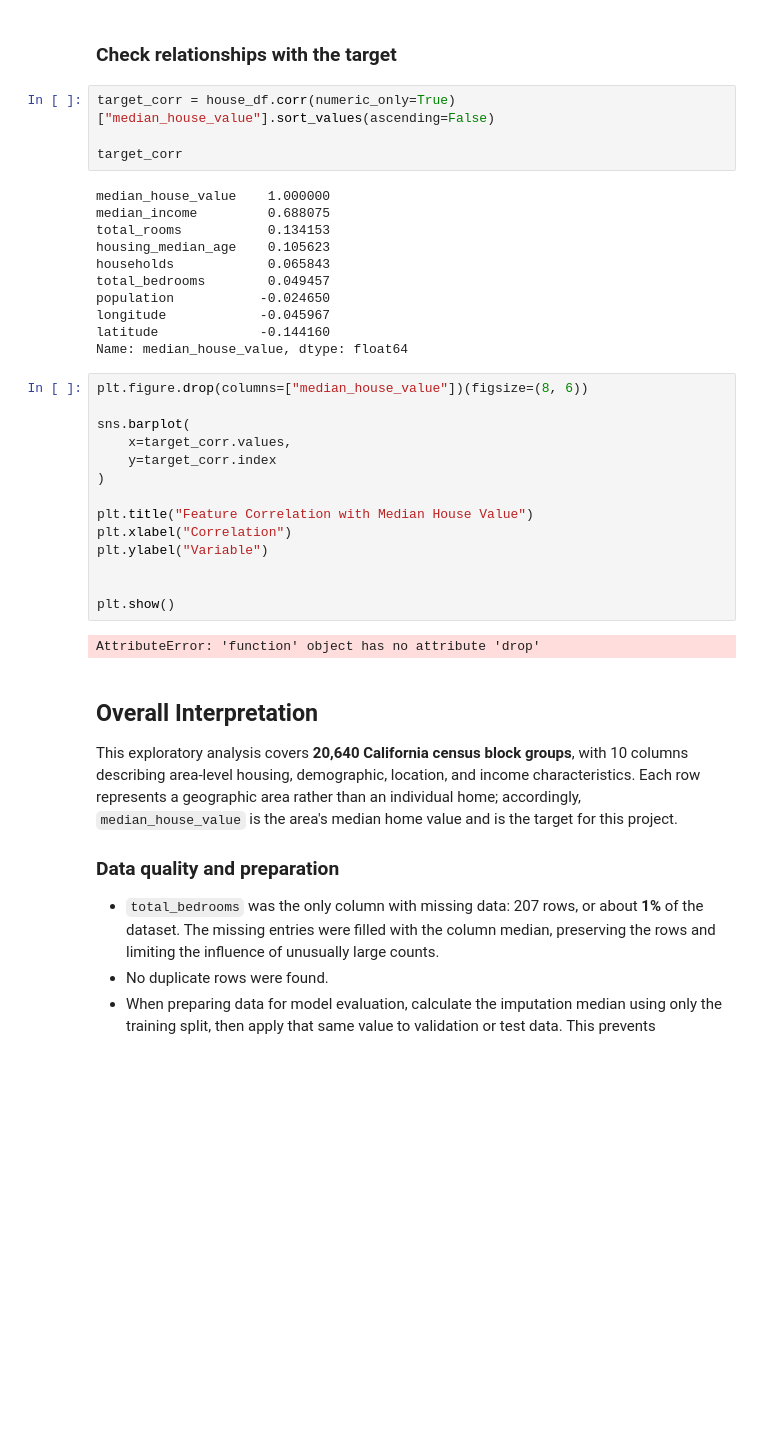
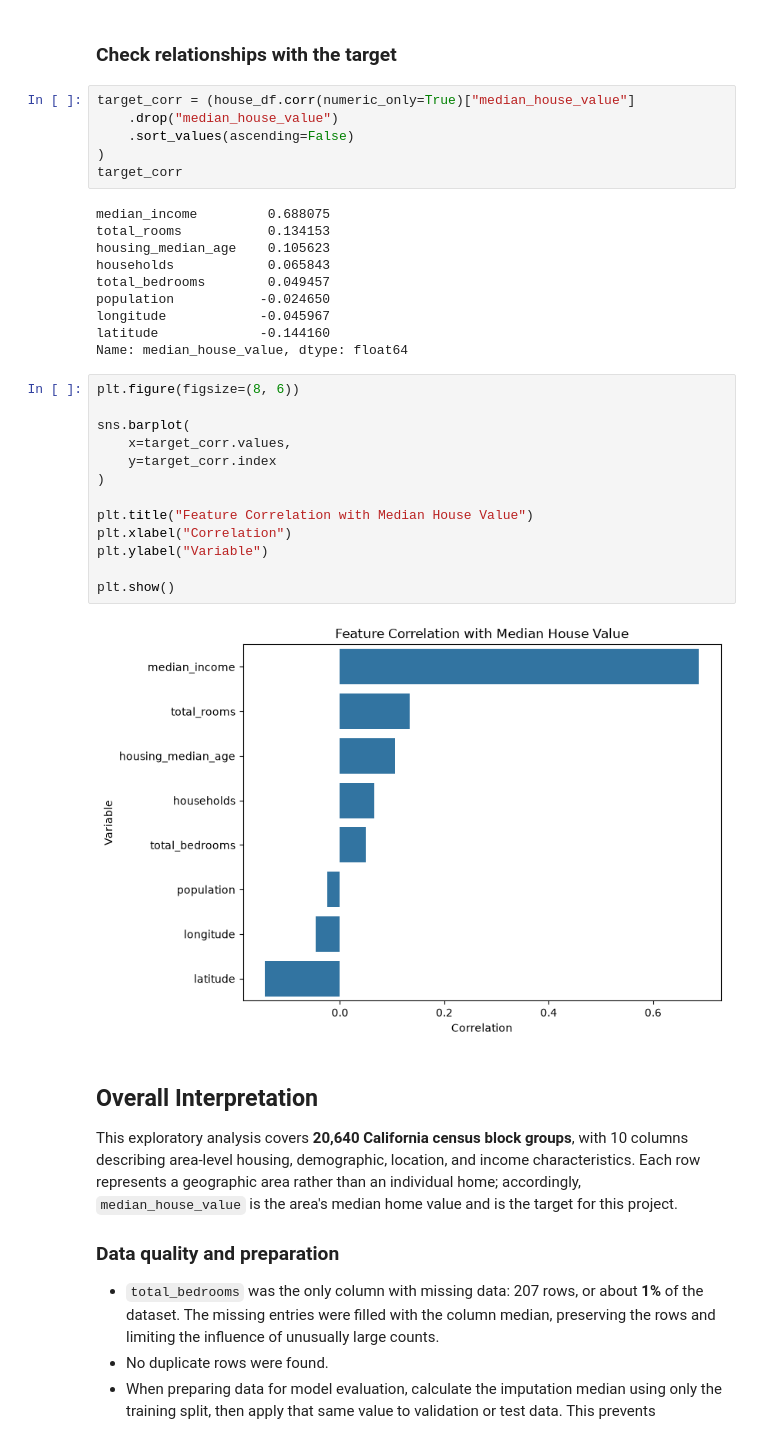
Before and after one commit to timomugishan8-ai/Datheon_Machine_Learning_and_Data_Science_Internship., a Jupyter notebook: Real-Estate House Price Prediction/notebooks/01_data_understanding.ipynb, the cells around one changed output. Cells and saved outputs as stored; diff of their text form; blank space fills up the shorter version.

```diff
--- a/Real-Estate House Price Prediction/notebooks/01_data_understanding.ipynb
+++ b/Real-Estate House Price Prediction/notebooks/01_data_understanding.ipynb
@@ -169,11 +169,12 @@ plt.show()
 # %% [markdown]
 ### Check relationships with the target
 # %%
-target_corr = house_df.corr(numeric_only=True)["median_house_value"].sort_values(ascending=False)
-
+target_corr = (house_df.corr(numeric_only=True)["median_house_value"]
+    .drop("median_house_value")
+    .sort_values(ascending=False)
+)
 target_corr
 # %% [output]
-median_house_value    1.000000
 median_income         0.688075
 total_rooms           0.134153
 housing_median_age    0.105623
@@ -184,21 +185,20 @@ longitude            -0.045967
 latitude             -0.144160
 Name: median_house_value, dtype: float64
 # %%
-plt.figure.drop(columns=["median_house_value"])(figsize=(8, 6))
+plt.figure(figsize=(8, 6))
 
 sns.barplot(
     x=target_corr.values,
     y=target_corr.index
 )
 
 plt.title("Feature Correlation with Median House Value")
 plt.xlabel("Correlation")
 plt.ylabel("Variable")
 
-
 plt.show()
 # %% [output]
-AttributeError: 'function' object has no attribute 'drop'
+[figure, added]
 # %% [markdown]
 ## Overall Interpretation
 
```
Also changed, not shown: 1 other file.
